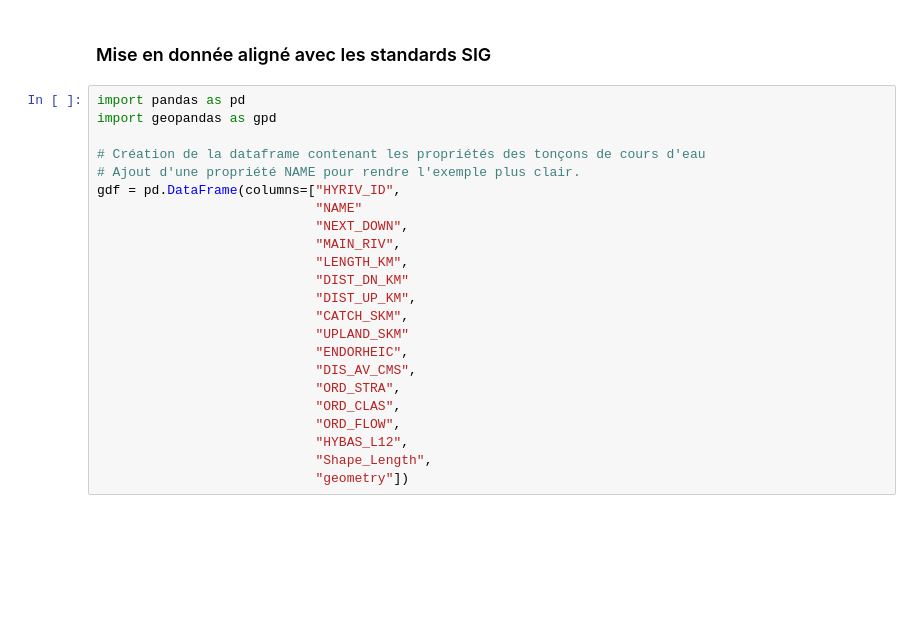
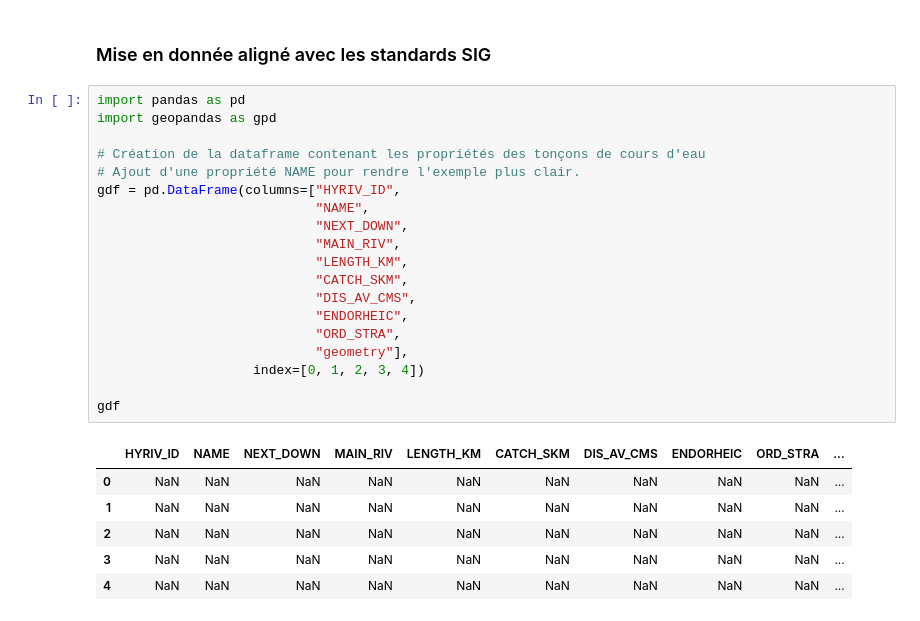
Before and after one commit to arthurleq/Modelisation-hydraulique, a Jupyter notebook: Incertitude/uncertainty.ipynb, the cells around one changed output. Cells and saved outputs as stored; diff of their text form; blank space fills up the shorter version.

```diff
--- a/Incertitude/uncertainty.ipynb
+++ b/Incertitude/uncertainty.ipynb
@@ -71,23 +104,26 @@ plt.show()
 # %%
 import pandas as pd
 import geopandas as gpd
 
 # Création de la dataframe contenant les propriétés des tonçons de cours d'eau
 # Ajout d'une propriété NAME pour rendre l'exemple plus clair.
 gdf = pd.DataFrame(columns=["HYRIV_ID",
-                            "NAME"
+                            "NAME",
                             "NEXT_DOWN",
                             "MAIN_RIV",
                             "LENGTH_KM",
-                            "DIST_DN_KM"
-                            "DIST_UP_KM",
                             "CATCH_SKM",
-                            "UPLAND_SKM"
+                            "DIS_AV_CMS",
                             "ENDORHEIC",
-                            "DIS_AV_CMS",
                             "ORD_STRA",
-                            "ORD_CLAS",
-                            "ORD_FLOW",
-                            "HYBAS_L12",
-                            "Shape_Length",
-                            "geometry"])
+                            "geometry"],
+                    index=[0, 1, 2, 3, 4])
+
+gdf
+# %% [output]
+|  | HYRIV_ID | NAME | NEXT_DOWN | MAIN_RIV | LENGTH_KM | CATCH_SKM | DIS_AV_CMS | ENDORHEIC | ORD_STRA | ... |
+| 0 | NaN | NaN | NaN | NaN | NaN | NaN | NaN | NaN | NaN | ... |
+| 1 | NaN | NaN | NaN | NaN | NaN | NaN | NaN | NaN | NaN | ... |
+| 2 | NaN | NaN | NaN | NaN | NaN | NaN | NaN | NaN | NaN | ... |
+| 3 | NaN | NaN | NaN | NaN | NaN | NaN | NaN | NaN | NaN | ... |
+| 4 | NaN | NaN | NaN | NaN | NaN | NaN | NaN | NaN | NaN | ... |
```
Also changed, not shown: parts of 9 cells of this notebook.
